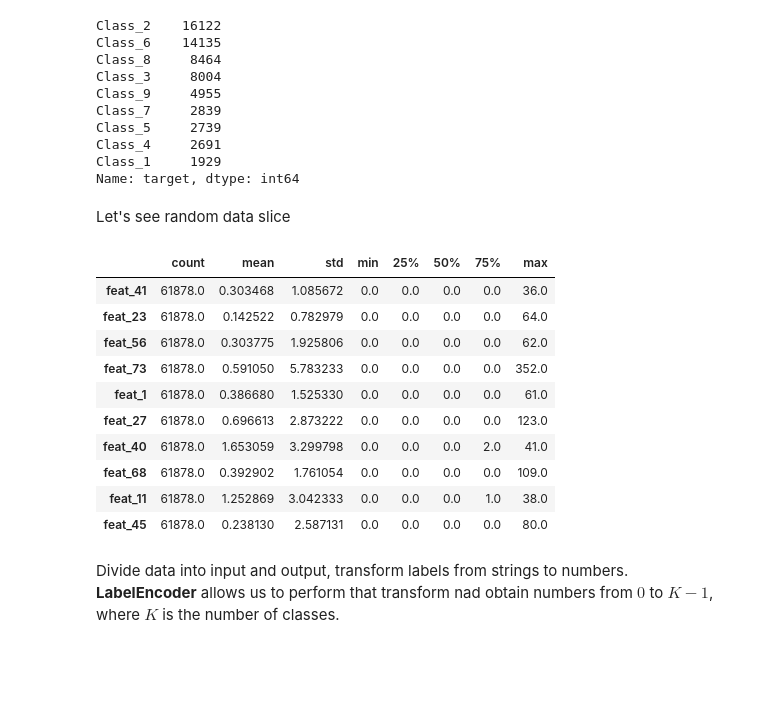
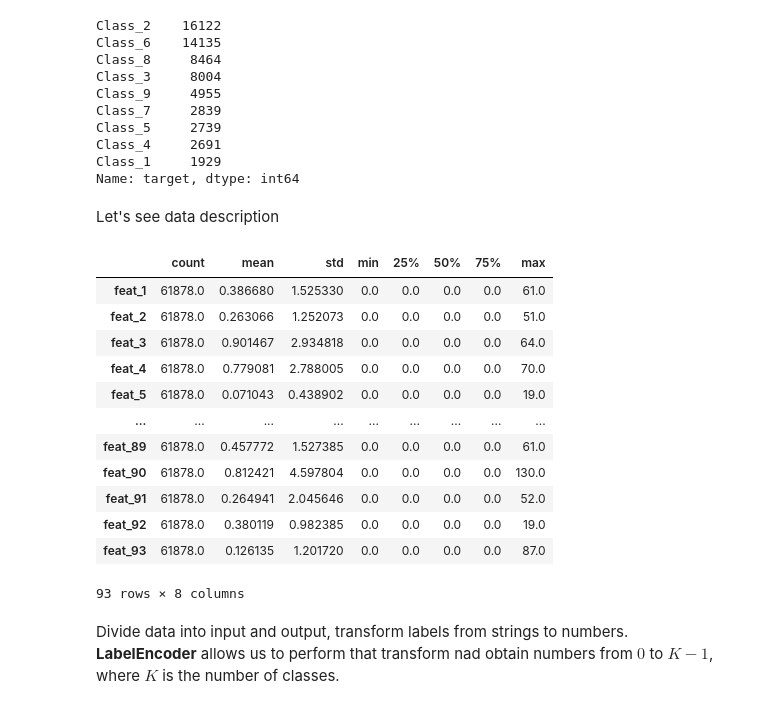
Before and after one commit to IlyaTrofimov/ML2020-Skoltech, a Jupyter notebook: seminar-03-ml.ipynb, the cells around one changed output. Saved outputs shown, nothing was run; the diff lists cells and outputs as text; code cells hidden in the pictures; blank space fills up the shorter version.

```diff
--- a/seminar-03-ml.ipynb
+++ b/seminar-03-ml.ipynb
@@ -721,8 +722,13 @@ https://www.kaggle.com/c/otto-group-product-classification-challenge
 
 Data are in ZIP, but we can load them easily
 # %%
-with zipfile.ZipFile('otto/train.csv.zip') as archive:
-    dataset = pd.read_csv(archive.open('train.csv'), index_col='id')
+import zipfile
+
+with zipfile.ZipFile('ML2020-Skoltech/otto/train.csv.zip') as archive:
+    train_dataset = pd.read_csv(archive.open('train.csv'), index_col='id')
+
+with zipfile.ZipFile('ML2020-Skoltech/otto/test.csv.zip') as archive:
+    test_dataset = pd.read_csv(archive.open('test.csv'), index_col='id')
 # %% [markdown]
 Data consist of the following:
 * **id** -- anonymized identifier;
@@ -746,18 +755,20 @@ Name: target, dtype: int64
 # %% [markdown]
-Let's see random data slice
+Let's see data description
-# %%
-dataset.describe().T.sample(10, random_state=42)
-# %% [output]
-|  | count | mean | std | min | 25% | 50% | 75% | max |
-| feat_41 | 61878.0 | 0.303468 | 1.085672 | 0.0 | 0.0 | 0.0 | 0.0 | 36.0 |
-| feat_23 | 61878.0 | 0.142522 | 0.782979 | 0.0 | 0.0 | 0.0 | 0.0 | 64.0 |
-| feat_56 | 61878.0 | 0.303775 | 1.925806 | 0.0 | 0.0 | 0.0 | 0.0 | 62.0 |
-| feat_73 | 61878.0 | 0.591050 | 5.783233 | 0.0 | 0.0 | 0.0 | 0.0 | 352.0 |
-| feat_1 | 61878.0 | 0.386680 | 1.525330 | 0.0 | 0.0 | 0.0 | 0.0 | 61.0 |
-| feat_27 | 61878.0 | 0.696613 | 2.873222 | 0.0 | 0.0 | 0.0 | 0.0 | 123.0 |
-| feat_40 | 61878.0 | 1.653059 | 3.299798 | 0.0 | 0.0 | 0.0 | 2.0 | 41.0 |
-| feat_68 | 61878.0 | 0.392902 | 1.761054 | 0.0 | 0.0 | 0.0 | 0.0 | 109.0 |
-| feat_11 | 61878.0 | 1.252869 | 3.042333 | 0.0 | 0.0 | 0.0 | 1.0 | 38.0 |
-| feat_45 | 61878.0 | 0.238130 | 2.587131 | 0.0 | 0.0 | 0.0 | 0.0 | 80.0 |
+# %%
+train_dataset.describe().T
+# %% [output]
+|  | count | mean | std | min | 25% | 50% | 75% | max |
+| feat_1 | 61878.0 | 0.386680 | 1.525330 | 0.0 | 0.0 | 0.0 | 0.0 | 61.0 |
+| feat_2 | 61878.0 | 0.263066 | 1.252073 | 0.0 | 0.0 | 0.0 | 0.0 | 51.0 |
+| feat_3 | 61878.0 | 0.901467 | 2.934818 | 0.0 | 0.0 | 0.0 | 0.0 | 64.0 |
+| feat_4 | 61878.0 | 0.779081 | 2.788005 | 0.0 | 0.0 | 0.0 | 0.0 | 70.0 |
+| feat_5 | 61878.0 | 0.071043 | 0.438902 | 0.0 | 0.0 | 0.0 | 0.0 | 19.0 |
+| ... | ... | ... | ... | ... | ... | ... | ... | ... |
+| feat_89 | 61878.0 | 0.457772 | 1.527385 | 0.0 | 0.0 | 0.0 | 0.0 | 61.0 |
+| feat_90 | 61878.0 | 0.812421 | 4.597804 | 0.0 | 0.0 | 0.0 | 0.0 | 130.0 |
+| feat_91 | 61878.0 | 0.264941 | 2.045646 | 0.0 | 0.0 | 0.0 | 0.0 | 52.0 |
+| feat_92 | 61878.0 | 0.380119 | 0.982385 | 0.0 | 0.0 | 0.0 | 0.0 | 19.0 |
+| feat_93 | 61878.0 | 0.126135 | 1.201720 | 0.0 | 0.0 | 0.0 | 0.0 | 87.0 |
+93 rows × 8 columns
 # %% [markdown]
 Divide data into input and output, transform labels from strings to numbers. **LabelEncoder** allows us to perform that transform nad obtain numbers from $0$ to $K-1$, where $K$ is the number of classes.
```
Also changed, not shown: parts of 9 cells of this notebook.
